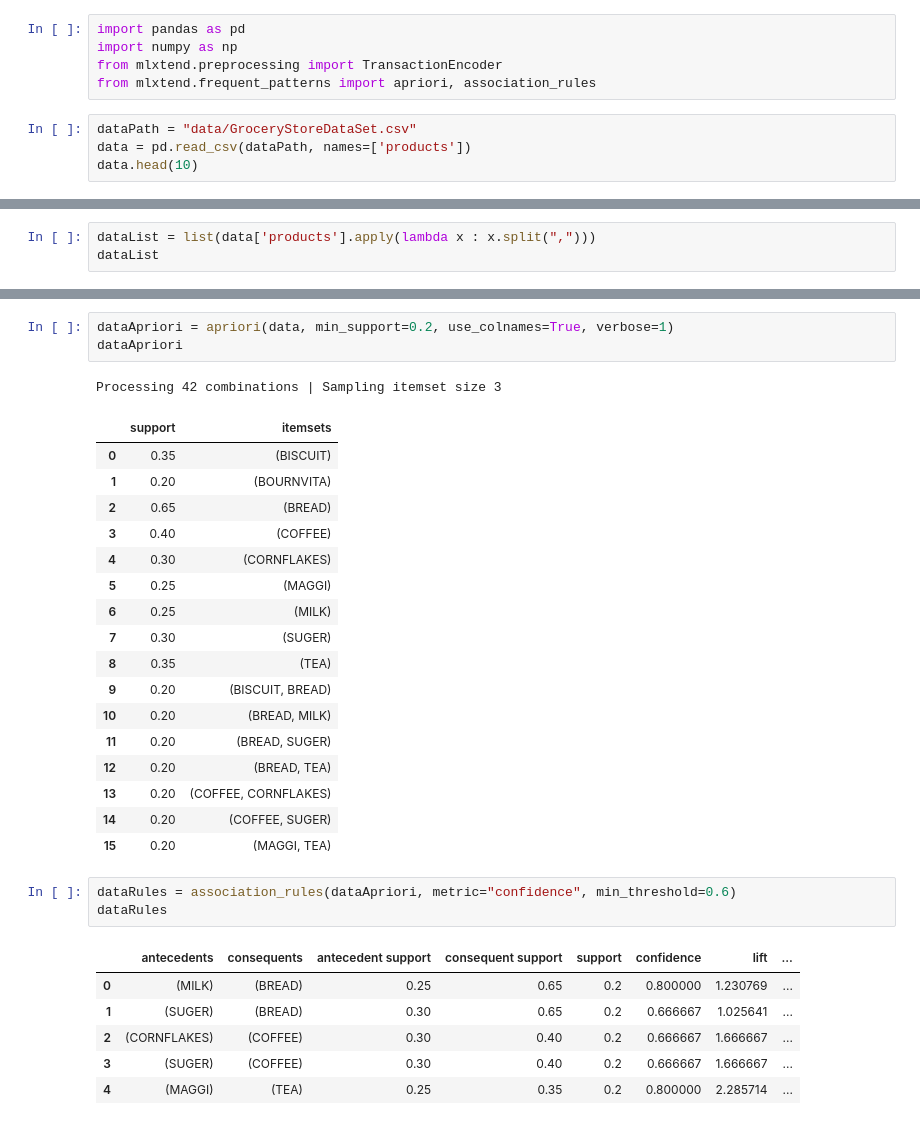
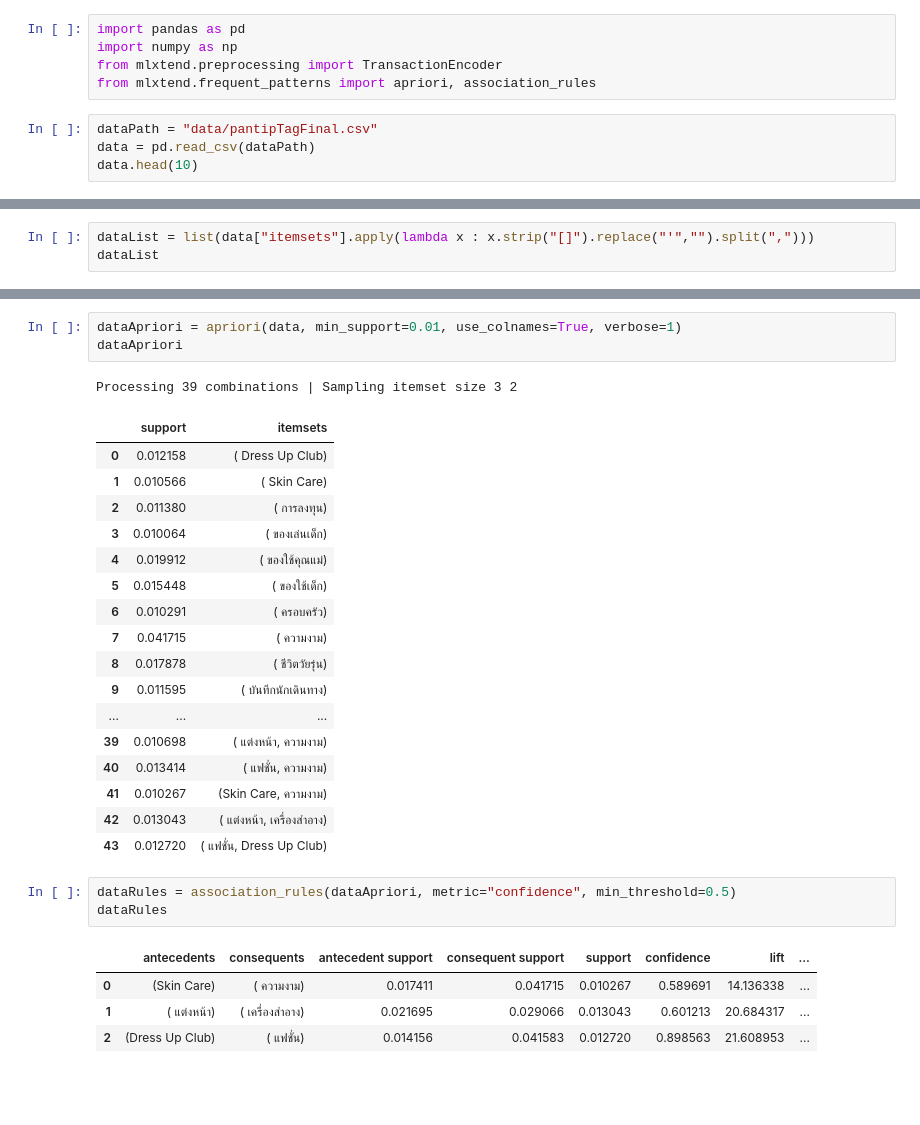
Before and after one commit to ThanisonBoss/Association-Rules-with-PantipTag, a Jupyter notebook: main.ipynb, the cells around one changed output, grey strips where cells are left out. Cells and saved outputs as stored; diff of their text form; blank space fills up the shorter version.

Commit message:
Final Data set

```diff
--- a/main.ipynb
+++ b/main.ipynb
@@ -4,7 +4,7 @@ import numpy as np
 from mlxtend.preprocessing import TransactionEncoder
 from mlxtend.frequent_patterns import apriori, association_rules
 # %%
-dataPath = "data/GroceryStoreDataSet.csv"
-data = pd.read_csv(dataPath, names=['products'])
+dataPath = "data/pantipTagFinal.csv"
+data = pd.read_csv(dataPath)
 data.head(10)
 # %% [output]
@@ -26,4 +26,4 @@ data.shape
 # %%
-dataList = list(data['products'].apply(lambda x : x.split(",")))
+dataList = list(data["itemsets"].apply(lambda x : x.strip("[]").replace("'","").split(",")))
 dataList
 # %% [output]
@@ -92,32 +86,30 @@ dataSum
 # %%
-dataApriori = apriori(data, min_support=0.2, use_colnames=True, verbose=1)
+dataApriori = apriori(data, min_support=0.01, use_colnames=True, verbose=1)
 dataApriori
 # %% [output]
-Processing 42 combinations | Sampling itemset size 3
+Processing 39 combinations | Sampling itemset size 3 2
 |  | support | itemsets |
-| 0 | 0.35 | (BISCUIT) |
-| 1 | 0.20 | (BOURNVITA) |
-| 2 | 0.65 | (BREAD) |
-| 3 | 0.40 | (COFFEE) |
-| 4 | 0.30 | (CORNFLAKES) |
-| 5 | 0.25 | (MAGGI) |
-| 6 | 0.25 | (MILK) |
-| 7 | 0.30 | (SUGER) |
-| 8 | 0.35 | (TEA) |
-| 9 | 0.20 | (BISCUIT, BREAD) |
-| 10 | 0.20 | (BREAD, MILK) |
-| 11 | 0.20 | (BREAD, SUGER) |
-| 12 | 0.20 | (BREAD, TEA) |
-| 13 | 0.20 | (COFFEE, CORNFLAKES) |
-| 14 | 0.20 | (COFFEE, SUGER) |
-| 15 | 0.20 | (MAGGI, TEA) |
+| 0 | 0.012158 | ( Dress Up Club) |
+| 1 | 0.010566 | ( Skin Care) |
+| 2 | 0.011380 | ( การลงทุน) |
+| 3 | 0.010064 | ( ของเล่นเด็ก) |
+| 4 | 0.019912 | ( ของใช้คุณแม่) |
+| 5 | 0.015448 | ( ของใช้เด็ก) |
+| 6 | 0.010291 | ( ครอบครัว) |
+| 7 | 0.041715 | ( ความงาม) |
+| 8 | 0.017878 | ( ชีวิตวัยรุ่น) |
+| 9 | 0.011595 | ( บันทึกนักเดินทาง) |
+| ... | ... | ... |
+| 39 | 0.010698 | ( แต่งหน้า, ความงาม) |
+| 40 | 0.013414 | ( แฟชั่น, ความงาม) |
+| 41 | 0.010267 | (Skin Care, ความงาม) |
+| 42 | 0.013043 | ( แต่งหน้า, เครื่องสำอาง) |
+| 43 | 0.012720 | ( แฟชั่น, Dress Up Club) |
 # %%
-dataRules = association_rules(dataApriori, metric="confidence", min_threshold=0.6)
+dataRules = association_rules(dataApriori, metric="confidence", min_threshold=0.5)
 dataRules
 # %% [output]
 |  | antecedents | consequents | antecedent support | consequent support | support | confidence | lift | ... |
-| 0 | (MILK) | (BREAD) | 0.25 | 0.65 | 0.2 | 0.800000 | 1.230769 | ... |
-| 1 | (SUGER) | (BREAD) | 0.30 | 0.65 | 0.2 | 0.666667 | 1.025641 | ... |
-| 2 | (CORNFLAKES) | (COFFEE) | 0.30 | 0.40 | 0.2 | 0.666667 | 1.666667 | ... |
-| 3 | (SUGER) | (COFFEE) | 0.30 | 0.40 | 0.2 | 0.666667 | 1.666667 | ... |
-| 4 | (MAGGI) | (TEA) | 0.25 | 0.35 | 0.2 | 0.800000 | 2.285714 | ... |
+| 0 | (Skin Care) | ( ความงาม) | 0.017411 | 0.041715 | 0.010267 | 0.589691 | 14.136338 | ... |
+| 1 | ( แต่งหน้า) | ( เครื่องสำอาง) | 0.021695 | 0.029066 | 0.013043 | 0.601213 | 20.684317 | ... |
+| 2 | (Dress Up Club) | ( แฟชั่น) | 0.014156 | 0.041583 | 0.012720 | 0.898563 | 21.608953 | ... |
```
Also changed, not shown: parts of 5 cells of this notebook, 4 other files.
